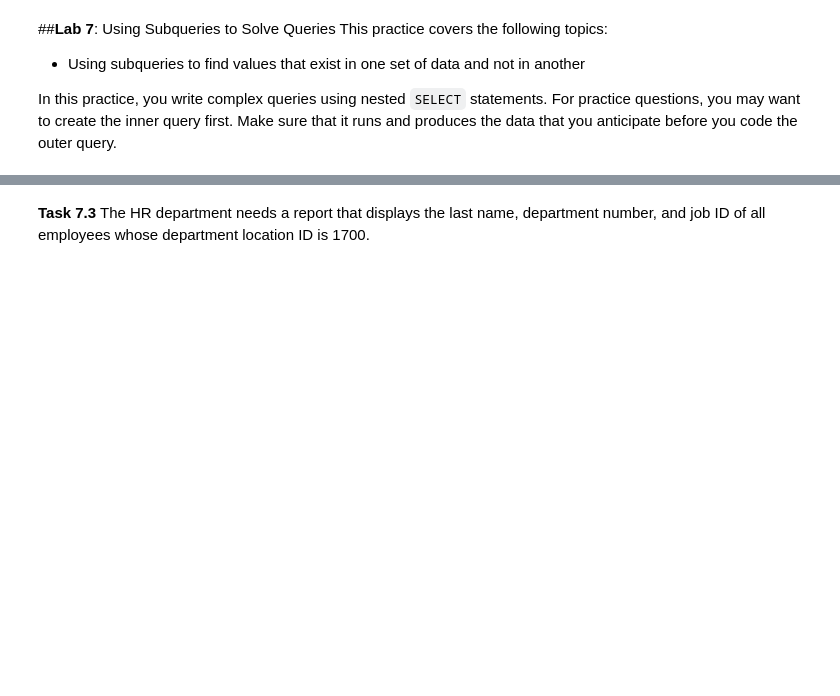
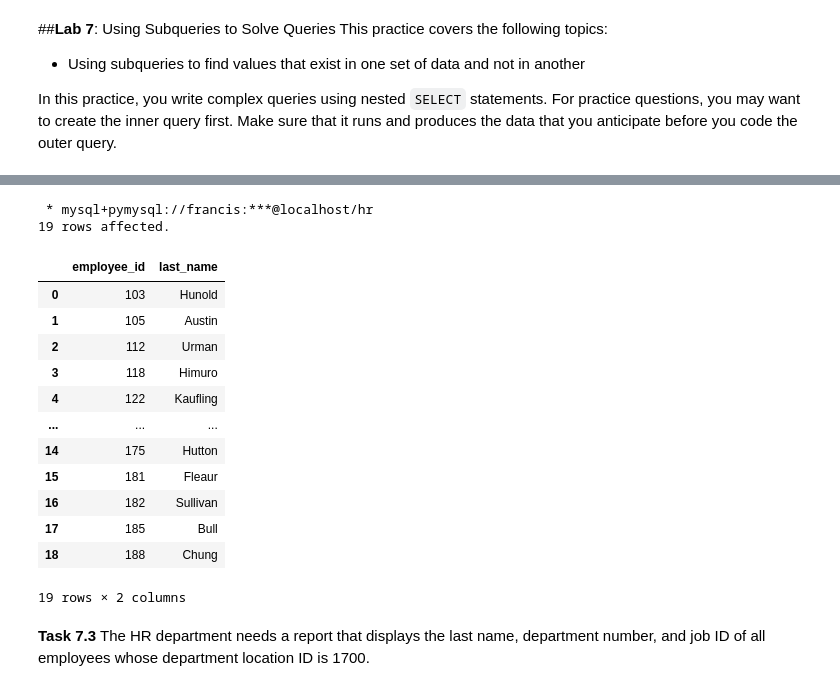
Before and after one commit to Ckodrad/CM3010-Database-Labs, a Jupyter notebook: Labs/MySQL Hand-On Lab.ipynb, the cells around one changed output, grey strips where cells are left out. Drawn from its saved outputs; the diff is of its cells as text; code cells hidden in the pictures; blank space fills up the shorter version.

```diff
--- a/Labs/MySQL Hand-On Lab.ipynb
+++ b/Labs/MySQL Hand-On Lab.ipynb
@@ -823,7 +844,27 @@ In this practice, you write complex queries using nested <code>SELECT</code> sta
 ![image.png](embedded-picture-1)
 # %%
 %%sql
-# Insert Your Code Here
+# Insert Your Code Here TODO
+
+SELECT employee_id, last_name
+FROM employees
+WHERE last_name LIKE '%u%';
+# %% [output]
+ * mysql+pymysql://francis:***@localhost/hr
+19 rows affected.
+|  | employee_id | last_name |
+| 0 | 103 | Hunold |
+| 1 | 105 | Austin |
+| 2 | 112 | Urman |
+| 3 | 118 | Himuro |
+| 4 | 122 | Kaufling |
+| ... | ... | ... |
+| 14 | 175 | Hutton |
+| 15 | 181 | Fleaur |
+| 16 | 182 | Sullivan |
+| 17 | 185 | Bull |
+| 18 | 188 | Chung |
+19 rows × 2 columns
 # %% [markdown]
 **Task 7.3** The HR department needs a report that displays the last name, department number, and job ID of all employees whose department location ID is 1700.
 
```
Also changed, not shown: parts of 8 cells of this notebook.
